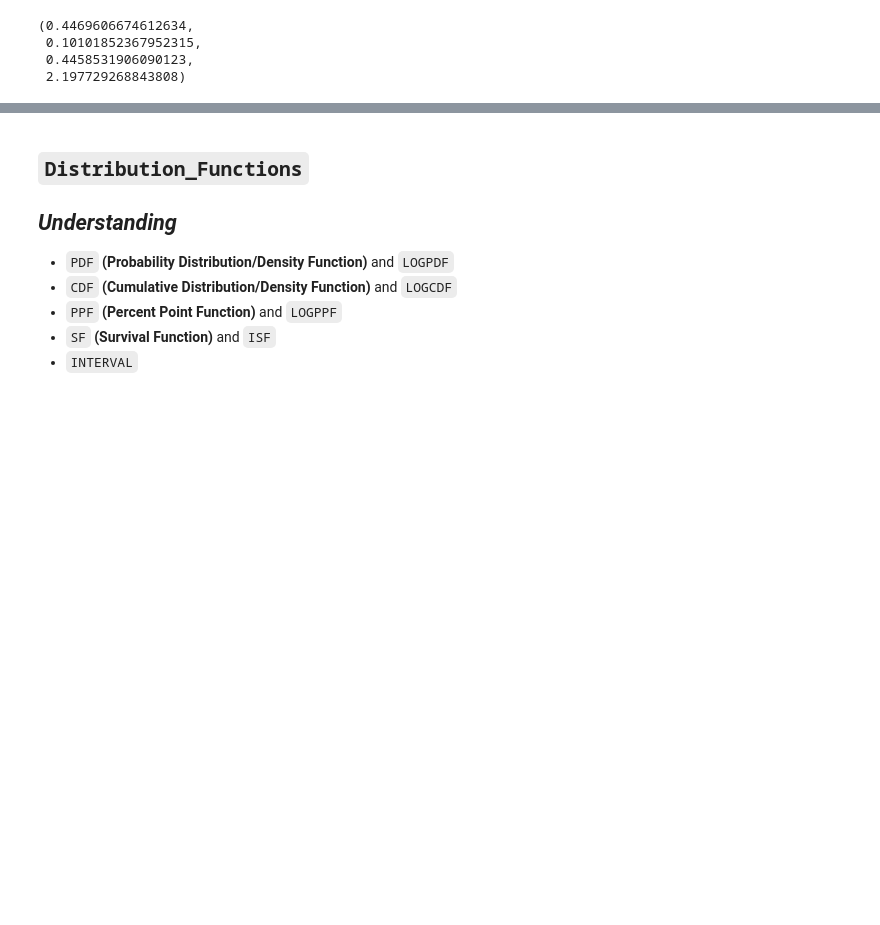
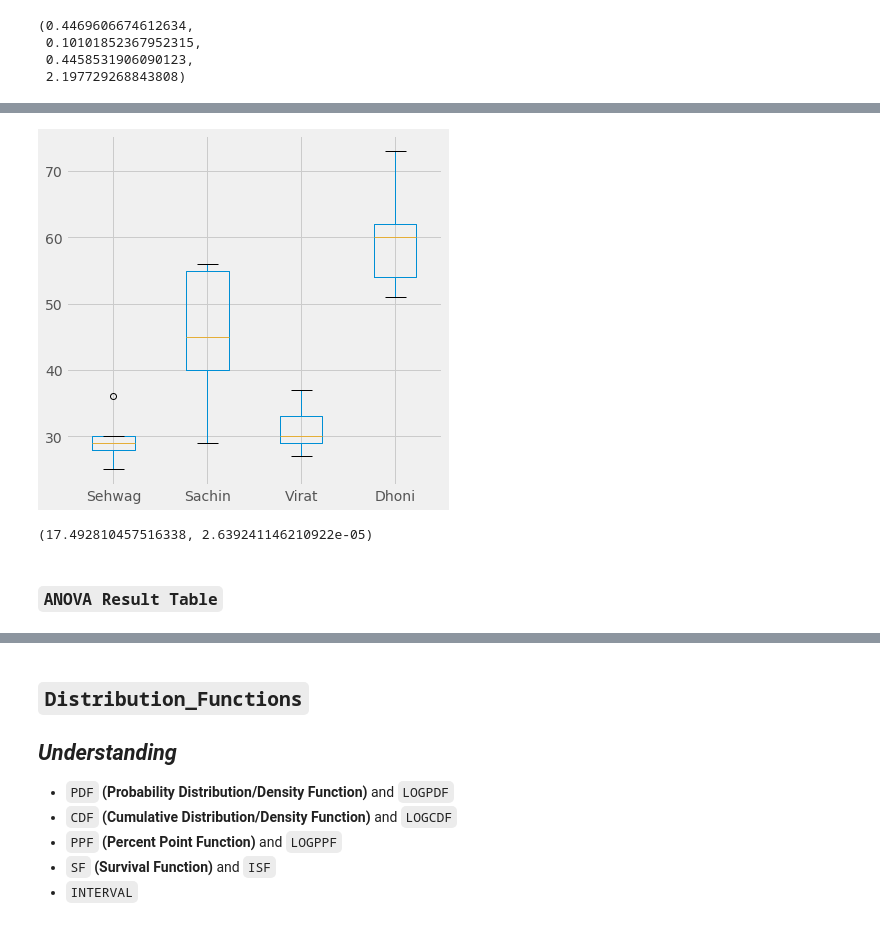
Before and after one commit to raj-shr-git/Statistical_testing_python, a Jupyter notebook: Stats_Practice.ipynb, the cells around one changed output, grey strips where cells are left out. Saved outputs shown, nothing was run; the diff lists cells and outputs as text; code cells hidden in the pictures; blank space fills up the shorter version.

Commit message:
Added ANOVA-One Way

```diff
--- a/Stats_Practice.ipynb
+++ b/Stats_Practice.ipynb
@@ -1135,0 +1226,3 @@ f_dist_test(7.50,16.78,loc=0.90,alternative='two-sided',cal_x1_x2_var=False,n1_o
+# %%
+anova_test_data1 = pd.DataFrame({'Sehwag':[25,30,28,36,29], 'Sachin':[45,55,29,56,40], 'Virat':[30,29,33,37,27],
+                                'Dhoni':[54,60,51,62,73]})
@@ -1135,0 +1238,6 @@ f_dist_test(7.50,16.78,loc=0.90,alternative='two-sided',cal_x1_x2_var=False,n1_o
+# %%
+plt.figure(figsize=(6,6))
+anova_test_data1.boxplot()
+plt.show()
+# %% [output]
+[figure, added]
@@ -1135,0 +1246,6 @@ f_dist_test(7.50,16.78,loc=0.90,alternative='two-sided',cal_x1_x2_var=False,n1_o
+# %%
+test_sts, p_val
+# %% [output]
+(17.492810457516338, 2.639241146210922e-05)
+# %% [markdown]
+### **``ANOVA Result Table``**
```
Also changed, not shown: parts of 73 cells of this notebook.
